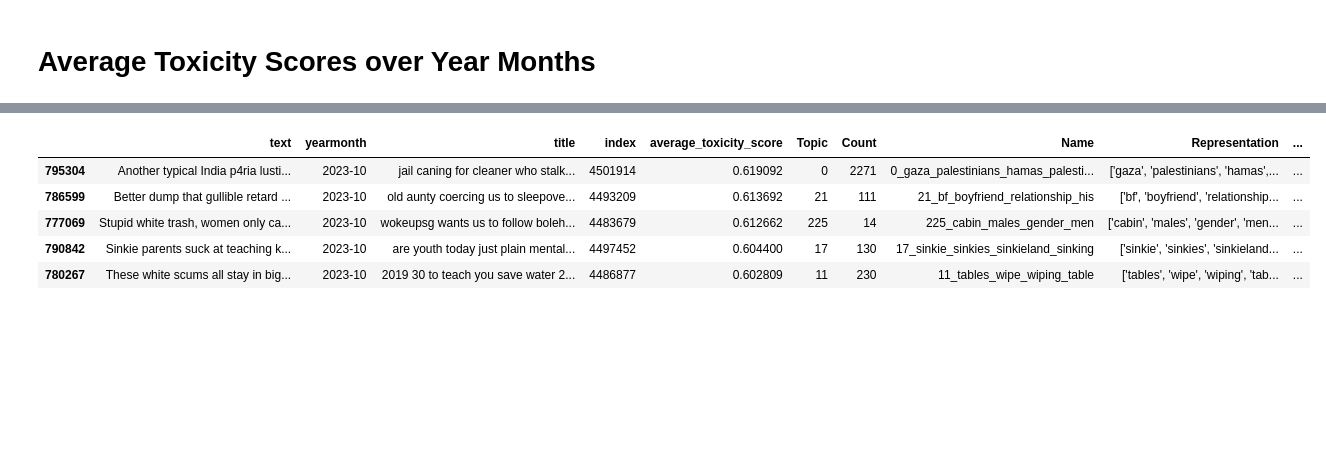
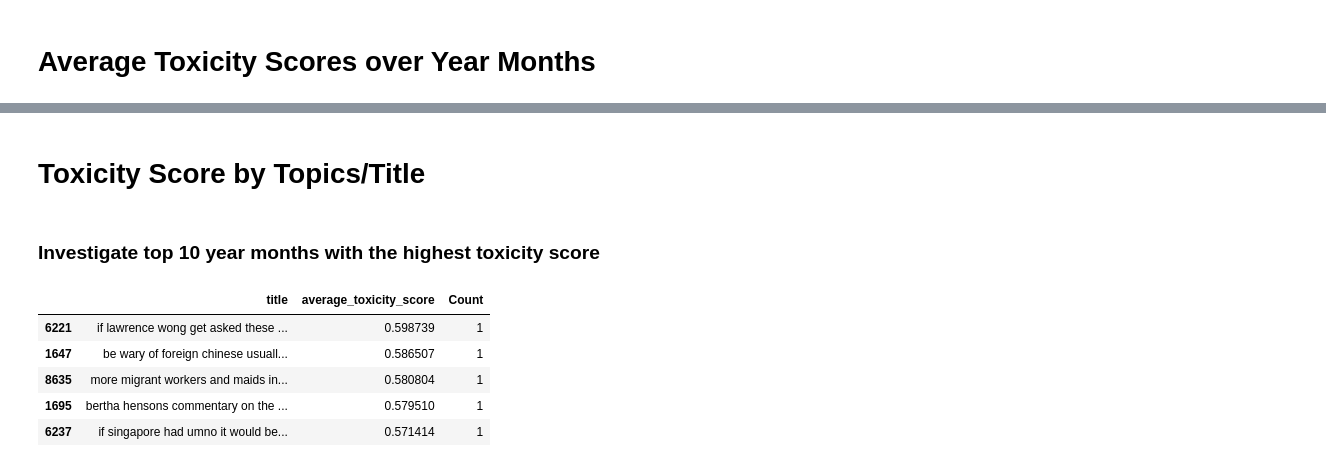
Before and after one commit to yangshutingg/dsa4264, a Jupyter notebook: src/trend_analysis.ipynb, the cells around one changed output, grey strips where cells are left out. Drawn from its saved outputs; the diff is of its cells as text; code cells hidden in the pictures; blank space fills up the shorter version.

```diff
--- a/src/trend_analysis.ipynb
+++ b/src/trend_analysis.ipynb
@@ -76,11 +50,39 @@ oct_2023 = topics_2023[(topics_2023['yearmonth'] == '2023-10') & (topics_2023['T
+# %% [markdown]
+# Toxicity Score by Topics/Title
+# %%
+# Load topic modelling results
+topics_2020 = pd.read_csv('../data/topics_2020.csv')
+topics_2021 = pd.read_csv('../data/topics_2021.csv')
+topics_2022 = pd.read_csv('../data/topics_2022.csv')
+topics_2023 = pd.read_csv('../data/topics_2023.csv')
+# %% [markdown]
+### Investigate top 10 year months with the highest toxicity score
+# %%
+# Filter out outlier topic & sort by average toxicity score in descending order
+may_2022 = topics_2022[(topics_2022['yearmonth'] == '2022-05') & (topics_2023['Topic'] != -1)].sort_values(by='average_toxicity_score', ascending=False)
+jun_2022 = topics_2022[(topics_2022['yearmonth'] == '2022-06') & (topics_2023['Topic'] != -1)].sort_values(by='average_toxicity_score', ascending=False)
+jul_2022 = topics_2022[(topics_2022['yearmonth'] == '2022-07') & (topics_2023['Topic'] != -1)].sort_values(by='average_toxicity_score', ascending=False)
+aug_2022 = topics_2022[(topics_2022['yearmonth'] == '2022-08') & (topics_2023['Topic'] != -1)].sort_values(by='average_toxicity_score', ascending=False)
+sep_2022 = topics_2022[(topics_2022['yearmonth'] == '2022-09') & (topics_2023['Topic'] != -1)].sort_values(by='average_toxicity_score', ascending=False)
+apr_2023 = topics_2023[(topics_2023['yearmonth'] == '2023-04') & (topics_2023['Topic'] != -1)].sort_values(by='average_toxicity_score', ascending=False)
+jun_2023 = topics_2023[(topics_2023['yearmonth'] == '2023-06') & (topics_2023['Topic'] != -1)].sort_values(by='average_toxicity_score', ascending=False)
+aug_2023 = topics_2023[(topics_2023['yearmonth'] == '2023-08') & (topics_2023['Topic'] != -1)].sort_values(by='average_toxicity_score', ascending=False)
+sep_2023 = topics_2023[(topics_2023['yearmonth'] == '2023-09') & (topics_2023['Topic'] != -1)].sort_values(by='average_toxicity_score', ascending=False)
+oct_2023 = topics_2023[(topics_2023['yearmonth'] == '2023-10') & (topics_2023['Topic'] != -1)].sort_values(by='average_toxicity_score', ascending=False)
+# %%
+# Concatenate top 10 year months with highest toxicity score
+top_10 = pd.concat([may_2022, jun_2022, jul_2022, aug_2022, sep_2022, apr_2023, jun_2023, aug_2023, sep_2023, oct_2023], ignore_index=True)
 # %%
+# Group by 'Title' and calculate the mean toxicity score
+title_toxicity = top_10.groupby('title').agg({'average_toxicity_score': 'mean', 'Count': 'size'}).reset_index()
+
 # Sort by average toxicity score in descending order
-oct_2023 = oct_2023.sort_values(by='average_toxicity_score', ascending=False)
-oct_2023.head()
+title_toxicity = title_toxicity.sort_values(by='average_toxicity_score', ascending=False)
+title_toxicity.head()
 # %% [output]
-|  | text | yearmonth | title | index | average_toxicity_score | Topic | Count | Name | Representation | ... |
-| 795304 | Another typical India p4ria lusti... | 2023-10 | jail caning for cleaner who stalk... | 4501914 | 0.619092 | 0 | 2271 | 0_gaza_palestinians_hamas_palesti... | ['gaza', 'palestinians', 'hamas',... | ... |
-| 786599 | Better dump that gullible retard ... | 2023-10 | old aunty coercing us to sleepove... | 4493209 | 0.613692 | 21 | 111 | 21_bf_boyfriend_relationship_his | ['bf', 'boyfriend', 'relationship... | ... |
-| 777069 | Stupid white trash, women only ca... | 2023-10 | wokeupsg wants us to follow boleh... | 4483679 | 0.612662 | 225 | 14 | 225_cabin_males_gender_men | ['cabin', 'males', 'gender', 'men... | ... |
-| 790842 | Sinkie parents suck at teaching k... | 2023-10 | are youth today just plain mental... | 4497452 | 0.604400 | 17 | 130 | 17_sinkie_sinkies_sinkieland_sinking | ['sinkie', 'sinkies', 'sinkieland... | ... |
-| 780267 | These white scums all stay in big... | 2023-10 | 2019 30 to teach you save water 2... | 4486877 | 0.602809 | 11 | 230 | 11_tables_wipe_wiping_table | ['tables', 'wipe', 'wiping', 'tab... | ... |
+|  | title | average_toxicity_score | Count |
+| 6221 | if lawrence wong get asked these ... | 0.598739 | 1 |
+| 1647 | be wary of foreign chinese usuall... | 0.586507 | 1 |
+| 8635 | more migrant workers and maids in... | 0.580804 | 1 |
+| 1695 | bertha hensons commentary on the ... | 0.579510 | 1 |
+| 6237 | if singapore had umno it would be... | 0.571414 | 1 |
```
Also changed, not shown: parts of 15 cells of this notebook.
